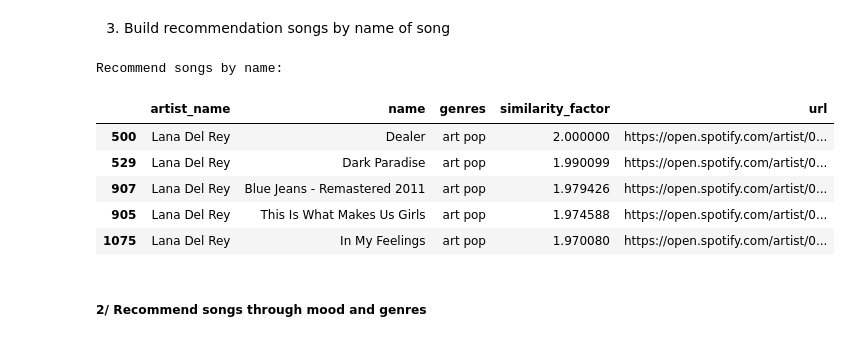
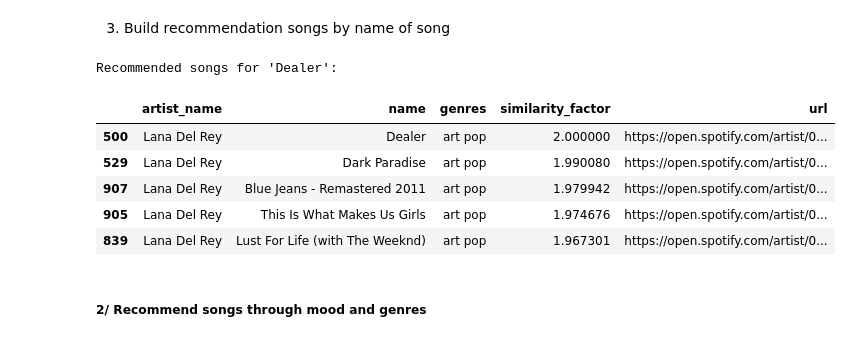
Before and after one commit to Swuzz123/Music-Recommendation, a Jupyter notebook: test.ipynb, the cells around one changed output. Drawn from its saved outputs; the diff is of its cells as text; code cells hidden in the pictures.

```diff
--- a/test.ipynb
+++ b/test.ipynb
@@ -285,36 +382,36 @@ def get_similarities(song_name, data, frequency_df):
 # Set display option to show full column values
 pd.set_option('display.max_colwidth', None)
 
-def recommend_songs_by_name(song_name, frequency_df, data):
+def recommend_songs_by_name(song_name, frequency_df_genres, frequency_df_names, data):
     # Base case: Handle invalid or unpopular songs
-    if data[data['name'] == song_name].shape[0] == 0:
-        print('This song is either not so popular or you\
-        have entered invalid_name.\n Some songs you may like:\n')
+    if data[data['name'].str.contains(song_name, case=False, na=False)].shape[0] == 0:
+        print(f"This song is either not so popular or you entered an invalid name: '{song_name}'.")
+        print("\nSome songs you may like:\n")
 
         for song in data.sample(n=5)['name'].values:
             print(song)
         return
 
     # Calculate similarity factors for all songs
-    data['similarity_factor'] = get_similarities(song_name, data, frequency_df)
+    data['similarity_factor'] = get_similarities(song_name, data, frequency_df_genres, frequency_df_names)
 
     # Sort by similarity factor and popularity
     data_sorted = data.sort_values(by=['similarity_factor', 'popularity'],
-                                   ascending=[False, False]).copy()
+                                    ascending=[False, False]).copy()
 
     # Display top 5 songs (excluding the input song itself if needed)
-    print("Recommend songs by name: ")
+    print(f"Recommended songs for '{song_name}':")
     display(data_sorted[['artist_name', 'name', 'genres', 'similarity_factor', 'url']].head(5))
 # %%
-recommend_songs_by_name("Dealer", frequency_df, final_df_name)
+recommend_songs_by_name("Dealer", frequency_df_genres,frequency_df_names, final_df_name)
 # %% [output]
-Recommend songs by name:
+Recommended songs for 'Dealer':
 |  | artist_name | name | genres | similarity_factor | url |
 | 500 | Lana Del Rey | Dealer | art pop | 2.000000 | https://open.spotify.com/artist/0... |
-| 529 | Lana Del Rey | Dark Paradise | art pop | 1.990099 | https://open.spotify.com/artist/0... |
-| 907 | Lana Del Rey | Blue Jeans - Remastered 2011 | art pop | 1.979426 | https://open.spotify.com/artist/0... |
-| 905 | Lana Del Rey | This Is What Makes Us Girls | art pop | 1.974588 | https://open.spotify.com/artist/0... |
-| 1075 | Lana Del Rey | In My Feelings | art pop | 1.970080 | https://open.spotify.com/artist/0... |
+| 529 | Lana Del Rey | Dark Paradise | art pop | 1.990080 | https://open.spotify.com/artist/0... |
+| 907 | Lana Del Rey | Blue Jeans - Remastered 2011 | art pop | 1.979942 | https://open.spotify.com/artist/0... |
+| 905 | Lana Del Rey | This Is What Makes Us Girls | art pop | 1.974676 | https://open.spotify.com/artist/0... |
+| 839 | Lana Del Rey | Lust For Life (with The Weeknd) | art pop | 1.967301 | https://open.spotify.com/artist/0... |
 # %% [markdown]
 ##### 2/ Recommend songs through mood and genres
 # %% [markdown]
```
Also changed, not shown: parts of 9 cells of this notebook, 1 other file.
